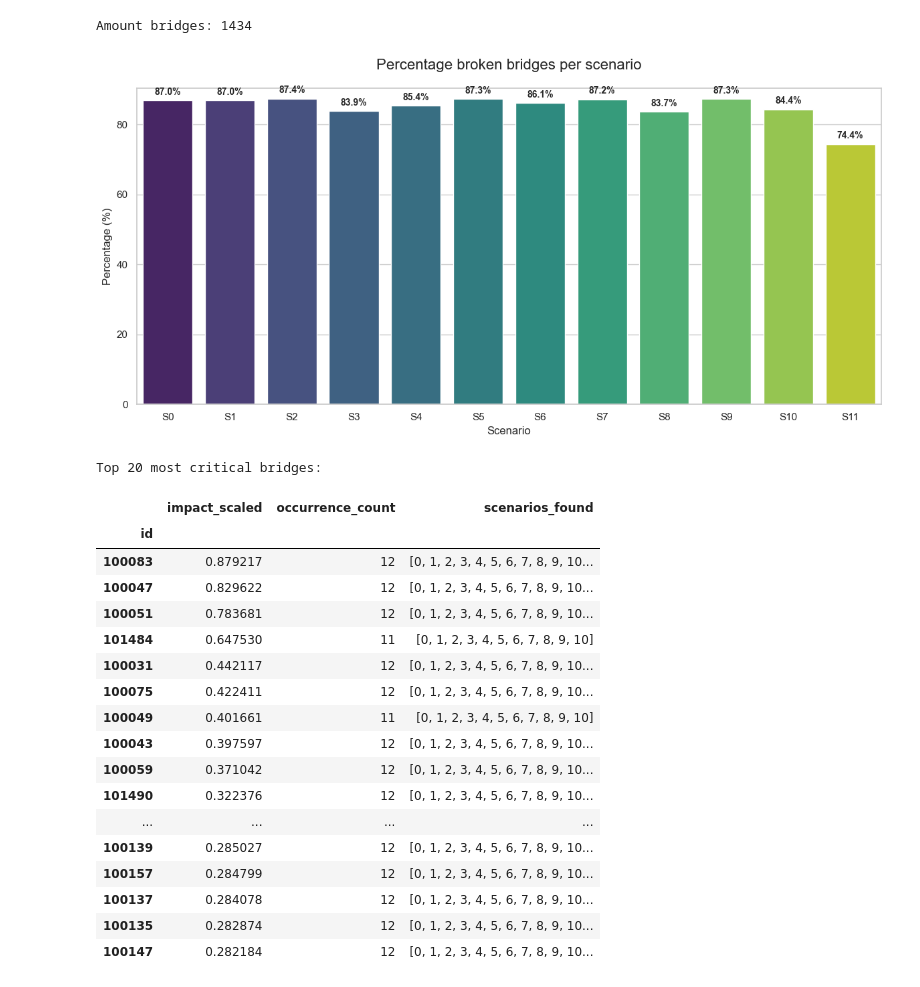
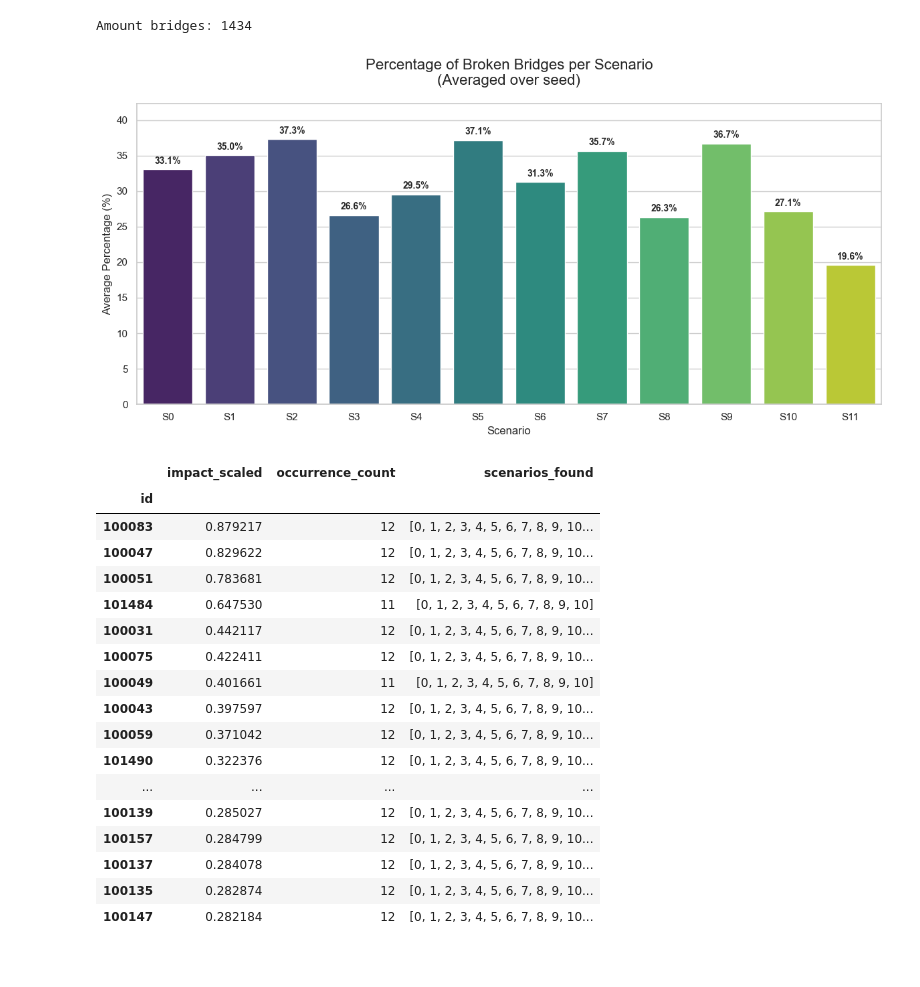
Before and after one commit to nielsvdd42/EPA133A-Advanced-Simulation-Group-1, a Jupyter notebook: EPA133a-G01-A4/notebook/3c_scenario_analysis.ipynb, the cells around one changed output. Cells and saved outputs as stored; diff of their text form; code cells hidden in the pictures.

```diff
--- a/EPA133a-G01-A4/notebook/3c_scenario_analysis.ipynb
+++ b/EPA133a-G01-A4/notebook/3c_scenario_analysis.ipynb
@@ -64,50 +74,46 @@ Amount bridges: 1434
 import seaborn as sns
 import matplotlib.pyplot as plt
 
-scenarios = [df_0, df_1, df_2, df_3, df_4, df_5, df_6, df_7, df_8, df_9, df_10, df_11]
+#calculate percentages based on the average broken bridges per seed (from scenario_stats)
+#'count_bridges' is the total number of bridges in base_df
+percentages = [(avg_count / count_bridges) * 100 for avg_count in scenario_stats]
+labels = [f"S{i}" for i in range(len(scenario_stats))]
 
-# Bereken percentages en maak labels
-percentages = [(len(df) / count_bridges) * 100 for df in scenarios]
-labels = [f"S{i}" for i in range(len(scenarios))]
-
-# Maak een DataFrame die Seaborn begrijpt
 plot_df = pd.DataFrame({
     'Scenario': labels,
     'Percentage': percentages
 })
 
-# 2. Plotten
 sns.set_theme(style="whitegrid")
 plt.figure(figsize=(12, 6))
 
-# Maak de bar chart
 ax = sns.barplot(x='Scenario', y='Percentage', data=plot_df, palette='viridis', hue='Scenario', legend=False)
 
-# 3. Styling en labels
-plt.title('Percentage broken bridges per scenario', fontsize=16, pad=20)
-plt.ylabel('Percentage (%)', fontsize=12)
+
+plt.title('Percentage of Broken Bridges per Scenario\n(Averaged over seed)', fontsize=16, pad=20)
+plt.ylabel('Average Percentage (%)', fontsize=12)
 plt.xlabel('Scenario', fontsize=12)
-plt.ylim(0, max(percentages) + 3) # Extra ruimte bovenin voor de tekst
 
-# Voeg de tekstlabels (de cijfers) boven de balken toe
+plt.ylim(0, max(percentages) + 5)
+
 for p in ax.patches:
     ax.annotate(f'{p.get_height():.1f}%',
                 (p.get_x() + p.get_width() / 2., p.get_height()),
                 ha='center', va='center',
                 xytext=(0, 9),
                 textcoords='offset points',
                 fontsize=10,
                 fontweight='bold')
 
 plt.tight_layout()
 
-plt.savefig('../img/percentage_broken_bridges.png', dpi=300, bbox_inches='tight')
+plt.savefig('../img/average_broken_bridges_per_seed.png', dpi=300, bbox_inches='tight')
 
 plt.show()
 # %% [output]
-[figure, old version]
+[figure, new version]
 # %%
-combined_df = pd.concat(scenarios)
+combined_df = pd.concat(all_dfs)
 
 avg_impact_per_bridge = combined_df.groupby('id').agg({
     'impact_scaled': 'mean',
@@ -118,15 +124,14 @@ avg_impact_per_bridge = combined_df.groupby('id').agg({
     'scenario_id': lambda x: list(x)
 }).rename(columns={'scenario_id': 'scenarios_found'})
 
+#compute average impact per bridge across all scenarios
 avg_impact_per_bridge['occurrence_count'] = avg_impact_per_bridge['scenarios_found'].apply(len)
 
+#count how many scenarios each bridge appears in
 avg_impact_per_bridge = avg_impact_per_bridge.sort_values(by='impact_scaled', ascending=False)
 
-print("Top 20 most critical bridges:")
-
 avg_impact_per_bridge[['impact_scaled', 'occurrence_count', 'scenarios_found']].head(20)
 # %% [output]
-Top 20 most critical bridges:
 |  | impact_scaled | occurrence_count | scenarios_found |
 | id |  |  |  |
 | 100083 | 0.879217 | 12 | [0, 1, 2, 3, 4, 5, 6, 7, 8, 9, 10... |
```
Also changed, not shown: parts of 8 cells of this notebook, 3 other files.
